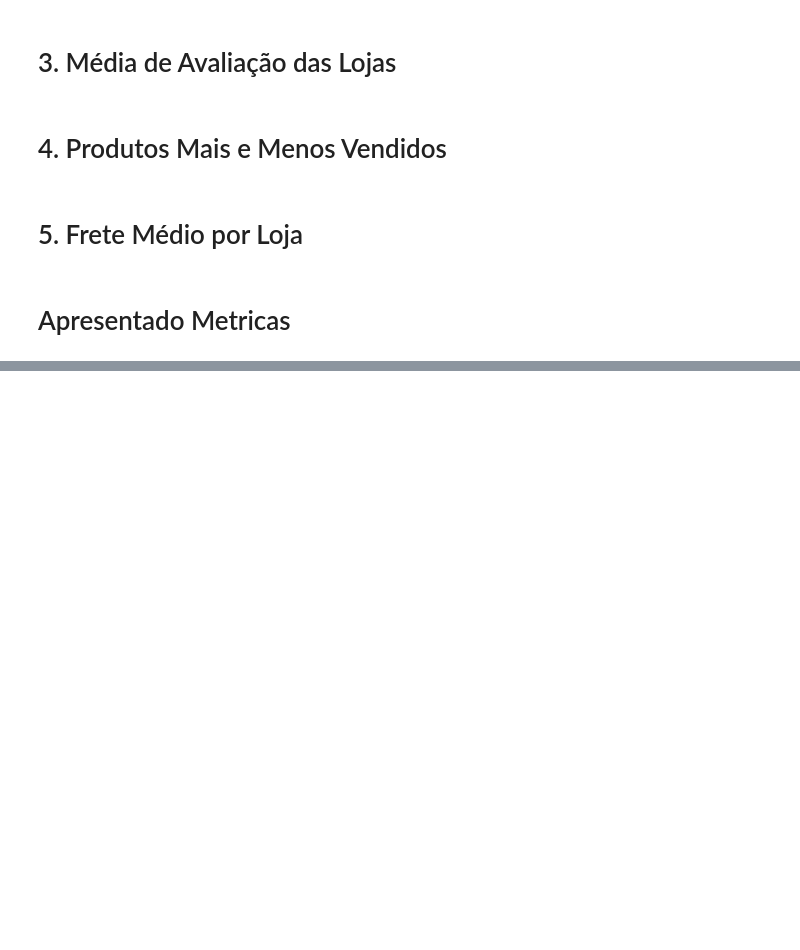
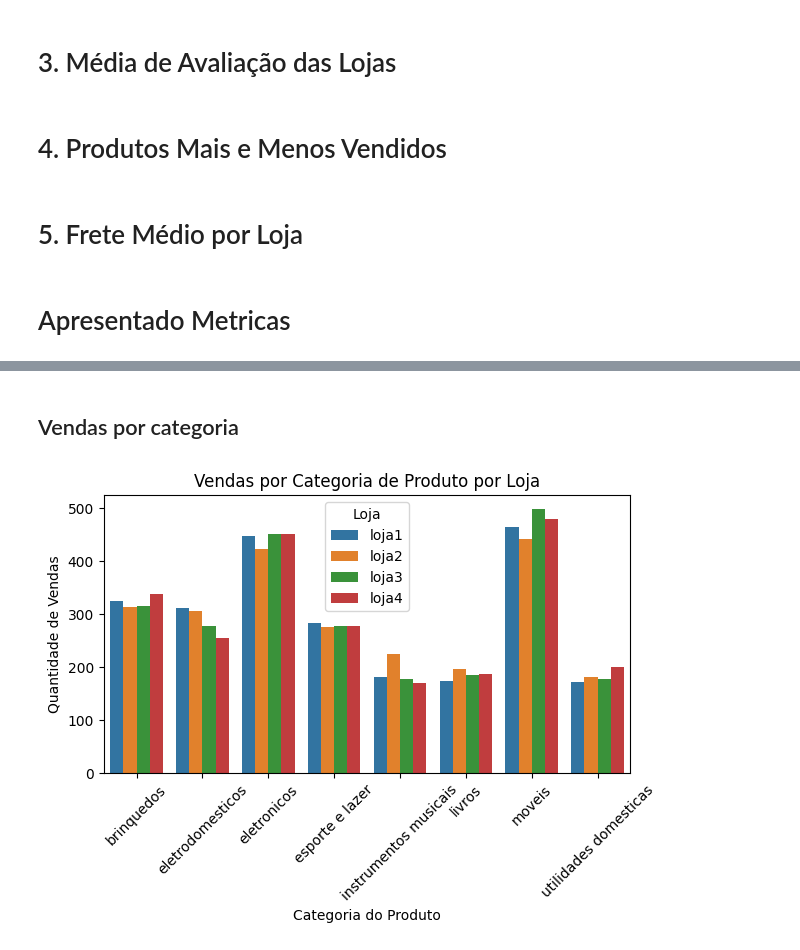
Before and after one commit to rafapcdev/One-Oracle, a Jupyter notebook: desafios/challenge1 data science/AluraStoreBr.ipynb, the cells around one changed output, grey strips where cells are left out. Cells and saved outputs as stored; diff of their text form; code cells hidden in the pictures; blank space fills up the shorter version.

```diff
--- a/desafios/challenge1 data science/AluraStoreBr.ipynb
+++ b/desafios/challenge1 data science/AluraStoreBr.ipynb
@@ -93,0 +122,20 @@ Frete médio
+# %% [markdown]
+## Vendas por categoria
+# %%
+df_vendas = pd.DataFrame()
+
+for loja, metrica in metricas.items():
+    vendas_por_categoria = metrica["vendas por produto"].reset_index()
+    vendas_por_categoria["loja"] = loja
+    df_vendas = pd.concat([df_vendas, vendas_por_categoria])
+
+df_vendas.columns = ['Categoria', 'Vendas', 'Loja']
+sns.barplot(df_vendas, x="Categoria", y="Vendas", hue="Loja")
+plt.ylabel("Quantidade de Vendas")
+plt.xlabel("Categoria do Produto")
+plt.title("Vendas por Categoria de Produto por Loja")
+plt.xticks(rotation=45)
+plt.tight_layout()
+plt.show()
+# %% [output]
+[figure, added]
```
Also changed, not shown: parts of 12 cells of this notebook.
